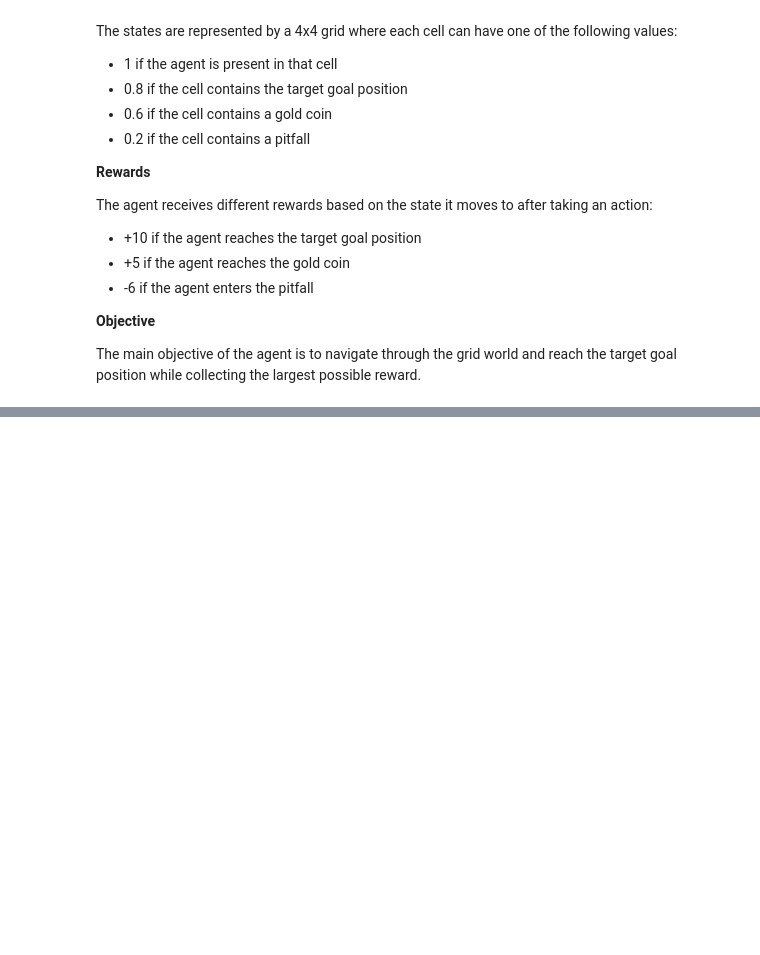
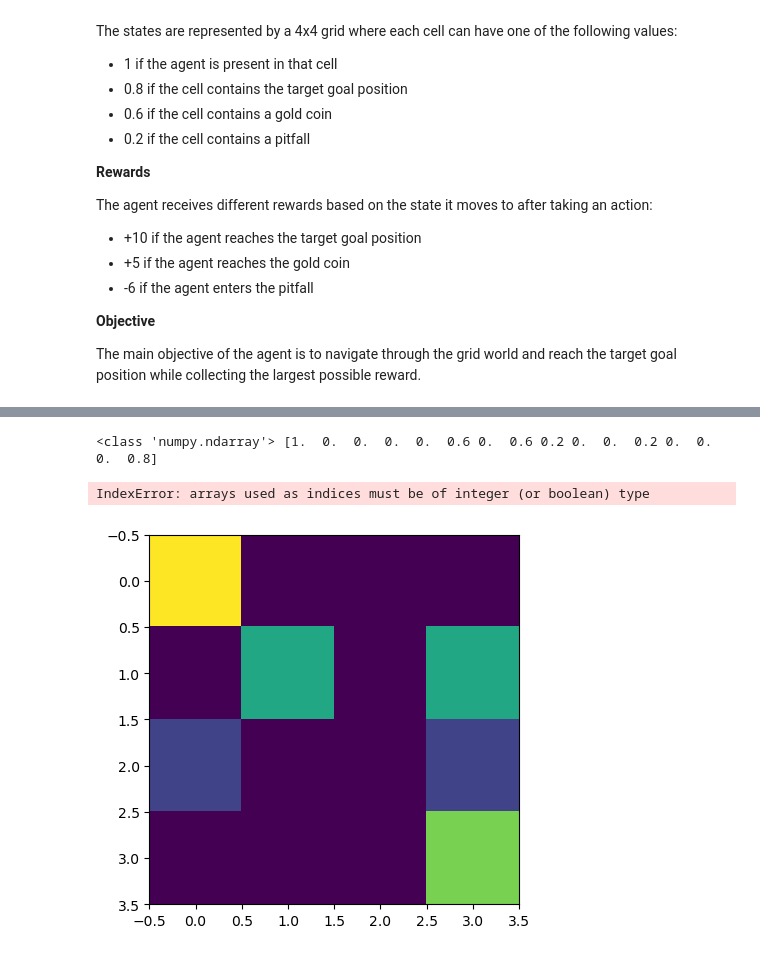
Before and after one commit to LYT922/ML-Reinforcement-Learning, a Jupyter notebook: Assignment_3_part1_2.ipynb, the cells around one changed output, grey strips where cells are left out. Saved outputs shown, nothing was run; the diff lists cells and outputs as text; code cells hidden in the pictures; blank space fills up the shorter version.

Commit message:
SARSA_start

```diff
--- a/Assignment_3_part1_2.ipynb
+++ b/Assignment_3_part1_2.ipynb
@@ -231,0 +188,63 @@ print(Q)
+# %%
+#https://www.geeksforgeeks.org/sarsa-reinforcement-learning/#
+
+env = GameEnv()
+epsilon = 0.9
+total_episodes = 10000
+max_steps = 100
+alpha = 0.85
+gamma = 0.95
+
+#Initializing the Q-matrix
+Q = np.zeros((env.observation_space.n, env.action_space.n))
+
+def choose_action(state):
+    action=0
+    if np.random.uniform(0, 1) < epsilon:
+        action = np.random.choice(env.action_space.n)
+    else:
+        action = np.argmax(Q[state, :])
+    return action
+
+def update(state, state2, reward, action, action2):
+    predict = Q[state, action]
+    target = reward + gamma * Q[state2, action2]
+    Q[state, action] = Q[state, action] + alpha * (target - predict)
+
+#Initializing the reward
+reward=0
+
+# Starting the SARSA learning
+for episode in range(total_episodes):
+    t = 0
+    state1 = env.reset()
+    print(type(state1), state1)
+    action1 = choose_action(state1)
+
+    while t < max_steps:
+        #Visualizing the training
+        env.render()
+
+        #Getting the next state
+        state2, reward, done, info= env.step(action1)
+
+        #Choosing the next action
+        action2 = choose_action(state2)
+
+        #Learning the Q-value
+        update(state1, state2, reward, action1, action2)
+
+        state1 = state2
+        action1 = action2
+
+        #Updating the respective vaLues
+        t += 1
+        reward += 1
+
+        #If at the end of learning process
+        if done:
+            break
+# %% [output]
+<class 'numpy.ndarray'> [1.  0.  0.  0.  0.  0.6 0.  0.6 0.2 0.  0.  0.2 0.  0.  0.  0.8]
+IndexError: arrays used as indices must be of integer (or boolean) type
+[figure, added]
```
Also changed, not shown: parts of 4 cells of this notebook.
